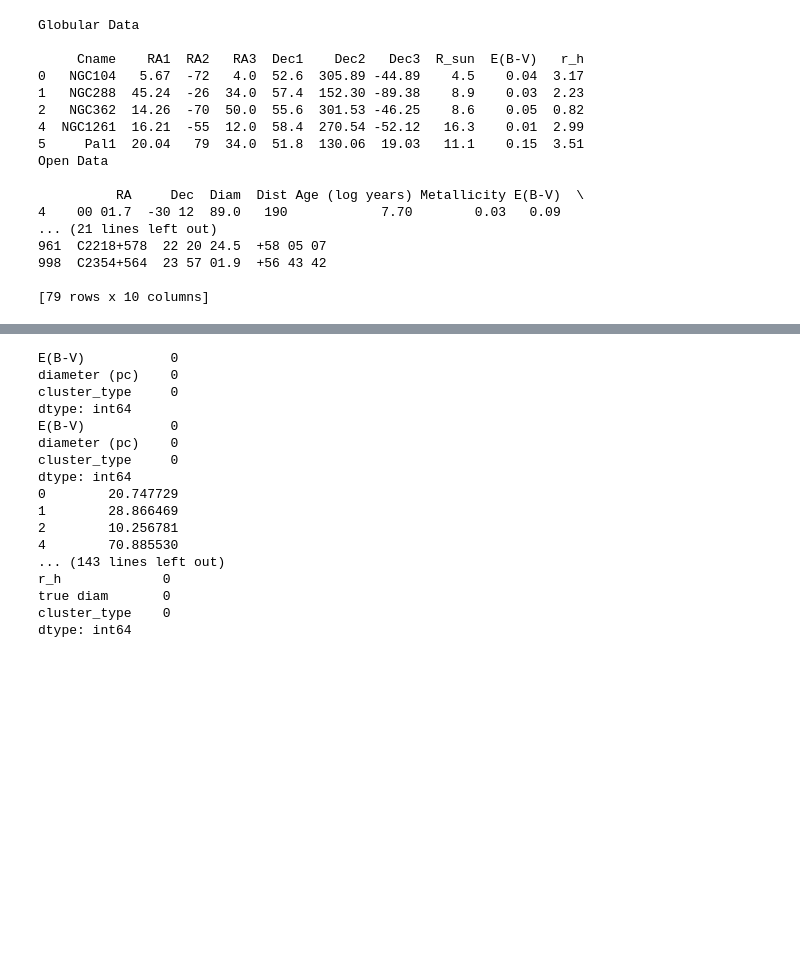
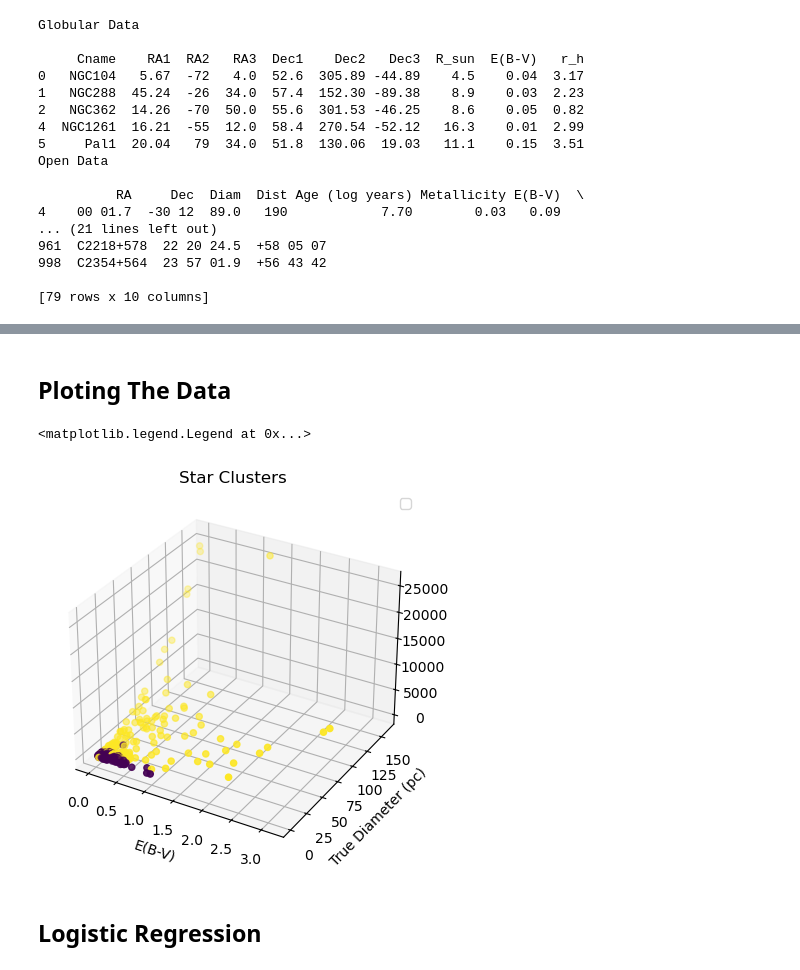
Before and after one commit to nguy1241/CMSE202-Science6, a Jupyter notebook: cluster_classify.ipynb, the cells around one changed output, grey strips where cells are left out. Saved outputs shown, nothing was run; the diff lists cells and outputs as text; code cells hidden in the pictures; blank space fills up the shorter version.

Commit message:
updated model, plotted graph, and organized code

```diff
--- a/cluster_classify.ipynb
+++ b/cluster_classify.ipynb
@@ -97 +101,8 @@ Open Data
+# %%
+# Change open_data variables from objects
+open_data['Diam'] = pd.to_numeric(open_data['Diam'], errors = "coerce")
+open_data['Dist'] = pd.to_numeric(open_data['Dist'], errors = "coerce")
+
+# Mask out negatives from glob_data
+glob_data = glob_data.mask(glob_data['r_h'] < 0)
 # %% [markdown]
@@ -99,3 +110,6 @@ Open Data
 # %%
+# glob_data true diameter
 glob_data['true diam'] = get_true_diameter(get_angular_size(glob_data['r_h']), 1000 * glob_data['R_sun'])
-glob_data
+
+# open_data true diameter
+open_data['true diam'] = get_true_diameter(open_data['Diam'], open_data['Dist'])
@@ -128,11 +118,21 @@ open_data['cluster_type'] = 0 #making open clusters equal to zero
 # %%
-## Drop unwanted columns
+# Add cluster_type column
+glob_data['cluster_type'] = 1 #making globular clusters equal to one
+open_data['cluster_type'] = 0 #making open clusters equal to zero
+
+# Drop unwanted columns
 glob_data_dropped = glob_data.drop(columns = ['Cname', 'RA1', 'RA2', 'RA3', 'Dec1', 'Dec2', 'Dec3', 'R_sun', 'r_h'])
-open_data_dropped = open_data.drop(columns = ['RA', 'Dec', 'Dist', 'Age (log years)', 'Metallicity', 'Cname', '_RA.icrs', '_DE.icrs'])
+open_data_dropped = open_data.drop(columns = ['RA', 'Dec', 'Diam', 'Dist', 'Age (log years)', 'Metallicity', 'Cname', '_RA.icrs', '_DE.icrs'])
 
-## Rename diameter columns
+# Rename diameter columns
 glob_data_dropped.rename(columns = {'true diam': 'diameter (pc)'}, inplace = True)
-open_data_dropped.rename(columns = {'Diam': 'diameter (pc)'}, inplace = True)
+open_data_dropped.rename(columns = {'true diam': 'diameter (pc)'}, inplace = True)
 
-## Combine datasets
+# Combine datasets
 clusters_df = pd.concat([glob_data_dropped, open_data_dropped])
+
+# Drop extreme values
+clusters_df = clusters_df.mask((clusters_df['diameter (pc)'] > 1000))
+
+# Drops Nans
+clusters_df = clusters_df.dropna()
@@ -158,29 +172,0 @@ clusters_df = clusters_df.apply(pd.to_numeric, errors = 'raise')
-# %%
-# checking for infinite or nans
-print(clusters_df.isna().sum())
-
-print(np.isinf(clusters_df).sum())
-
-pd.set_option('display.max_rows', None)
-
-#print(cluster_df['diameter']
-print(glob_data['true diam'])
-print(glob_data.isna().sum())
-# %% [output]
-E(B-V)           0
-diameter (pc)    0
-cluster_type     0
-dtype: int64
-E(B-V)           0
-diameter (pc)    0
-cluster_type     0
-dtype: int64
-0        20.747729
-1        28.866469
-2        10.256781
-4        70.885530
-... (143 lines left out)
-r_h             0
-true diam       0
-cluster_type    0
-dtype: int64
@@ -191,0 +173,19 @@ label = clust['cluster_type']
+# %% [markdown]
+## Ploting The Data
+# %%
+# Calculate z-values
+z_values = (clusters_df['E(B-V)'])**2 + (clusters_df['diameter (pc)'])**2
+
+# Plot
+fig = plt.figure()
+ax = fig.add_subplot(projection = '3d')
+ax.scatter3D(clusters_df['E(B-V)'], clusters_df['diameter (pc)'], z_values, c = clusters_df['cluster_type'])
+plt.title('Star Clusters')
+plt.xlabel('E(B-V)')
+plt.ylabel('True Diameter (pc)')
+plt.legend()
+# %% [output]
+<matplotlib.legend.Legend at 0x...>
+[figure, added]
+# %% [markdown]
+## Logistic Regression
```
Also changed, not shown: parts of 20 cells of this notebook.
